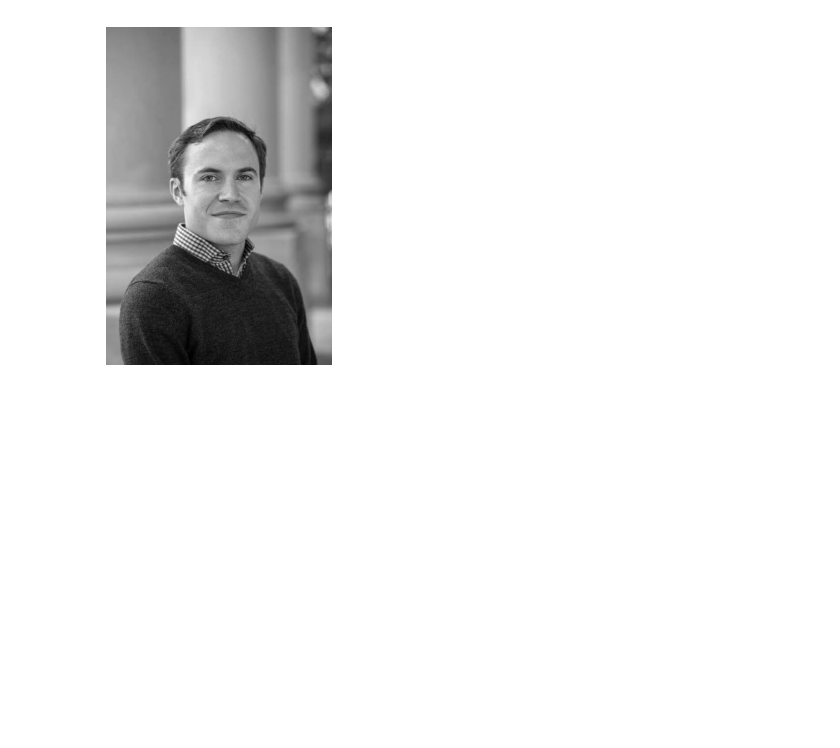
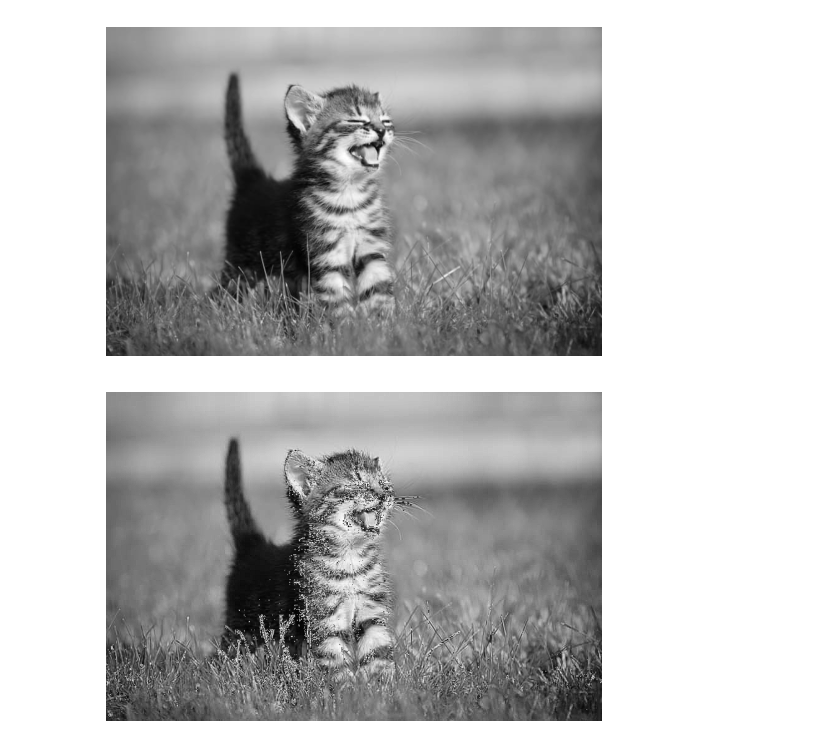
Before and after one commit to maheenhanif08/Image-Processing, a Jupyter notebook: ImageProcessing/ImageProcessing.ipynb, the cells around one changed output. Cells and saved outputs as stored; diff of their text form; code cells hidden in the pictures; blank space fills up the shorter version.

```diff
--- a/ImageProcessing/ImageProcessing.ipynb
+++ b/ImageProcessing/ImageProcessing.ipynb
@@ -107,23 +69,24 @@ plt.show()
-# %%
-# Perform SVD on the image matrix
-U, S, Vt = np.linalg.svd(img_array)
-
-# Choose the number of singular values to keep (lower values = more compression, higher = less compression)
-k = 452  # Experiment with different values of k (e.g., 50, 100, 150)
-
-# Create the diagonal matrix for the top k singular values
-S_k = np.zeros((U.shape[0], Vt.shape[0]))  # Initialize with the correct shape
-S_k[:k, :k] = np.diag(S[:k])  # Place the top k singular values in the diagonal
-
-# Reconstruct the image using the reduced singular values
-img_reconstructed = np.dot(U, np.dot(S_k, Vt))
-
-# Enhanced image (SVD-based reconstruction)
-plt.subplot(1, 2, 2)
-plt.imshow(img_reconstructed, cmap='gray')
-# plt.title(f"Enhanced Image (k={k})")
-plt.axis('off')
-
-plt.show()
-# %% [output]
-[figure, removed]
+# %%
+# sharpen:
+
+kernel = np.array([
+    [ 0, -1,  0],
+    [-1,  5, -1],
+    [ 0, -1,  0]
+])
+
+# apply convolution
+blurred_img_array = convolve(img_array, kernel)
+
+# display regular image
+plt.imshow(img_array, cmap='gray')
+plt.axis('off')
+plt.show()
+
+# display blurred image
+plt.imshow(blurred_img_array, cmap='gray')
+plt.axis('off')
+plt.show()
+# %% [output]
+[figure, added]
+[figure, added]
```
Also changed, not shown: parts of 8 cells of this notebook.
